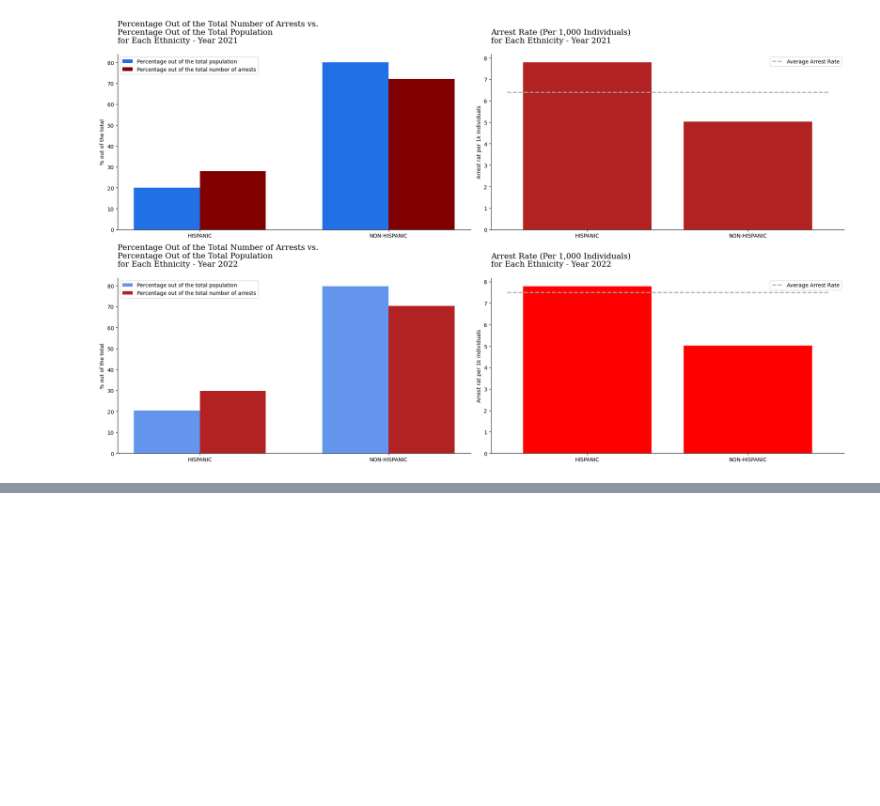
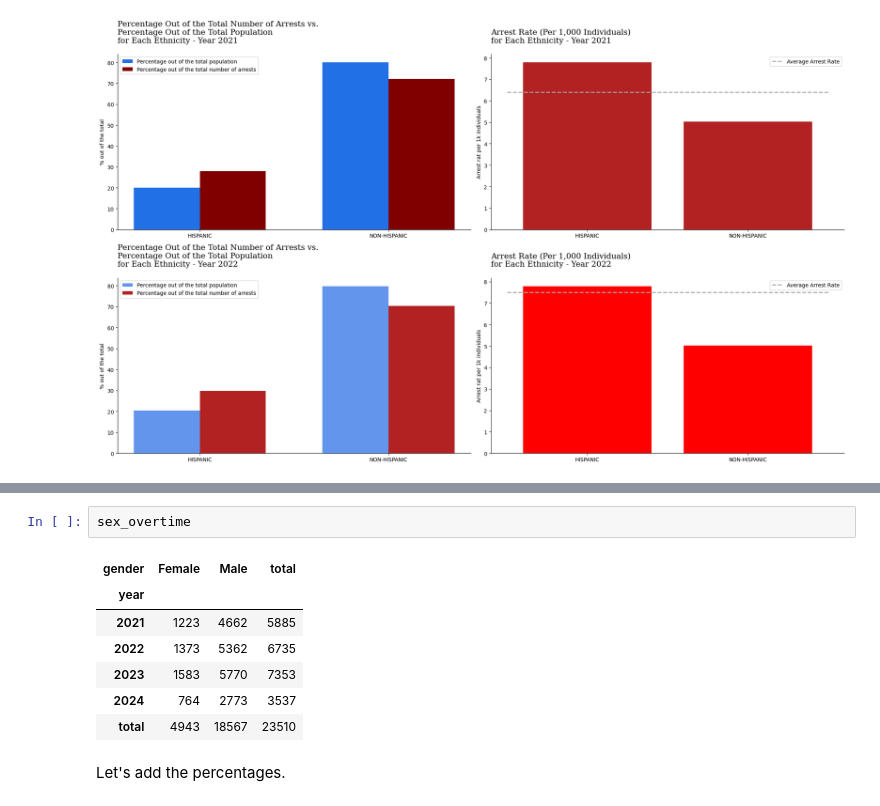
Before and after one commit to emmajslz/eda-project-police-arrest, a Jupyter notebook: police-arrests-montgomery-study.ipynb, the cells around one changed output, grey strips where cells are left out. Drawn from its saved outputs; the diff is of its cells as text; blank space fills up the shorter version.

```diff
--- a/police-arrests-montgomery-study.ipynb
+++ b/police-arrests-montgomery-study.ipynb
@@ -2118,0 +2129,12 @@ plt.show()
+# %%
+sex_overtime
+# %% [output]
+| gender | Female | Male | total |
+| year |  |  |  |
+| 2021 | 1223 | 4662 | 5885 |
+| 2022 | 1373 | 5362 | 6735 |
+| 2023 | 1583 | 5770 | 7353 |
+| 2024 | 764 | 2773 | 3537 |
+| total | 4943 | 18567 | 23510 |
+# %% [markdown]
+Let's add the percentages.
```
Also changed, not shown: parts of 21 cells of this notebook.
